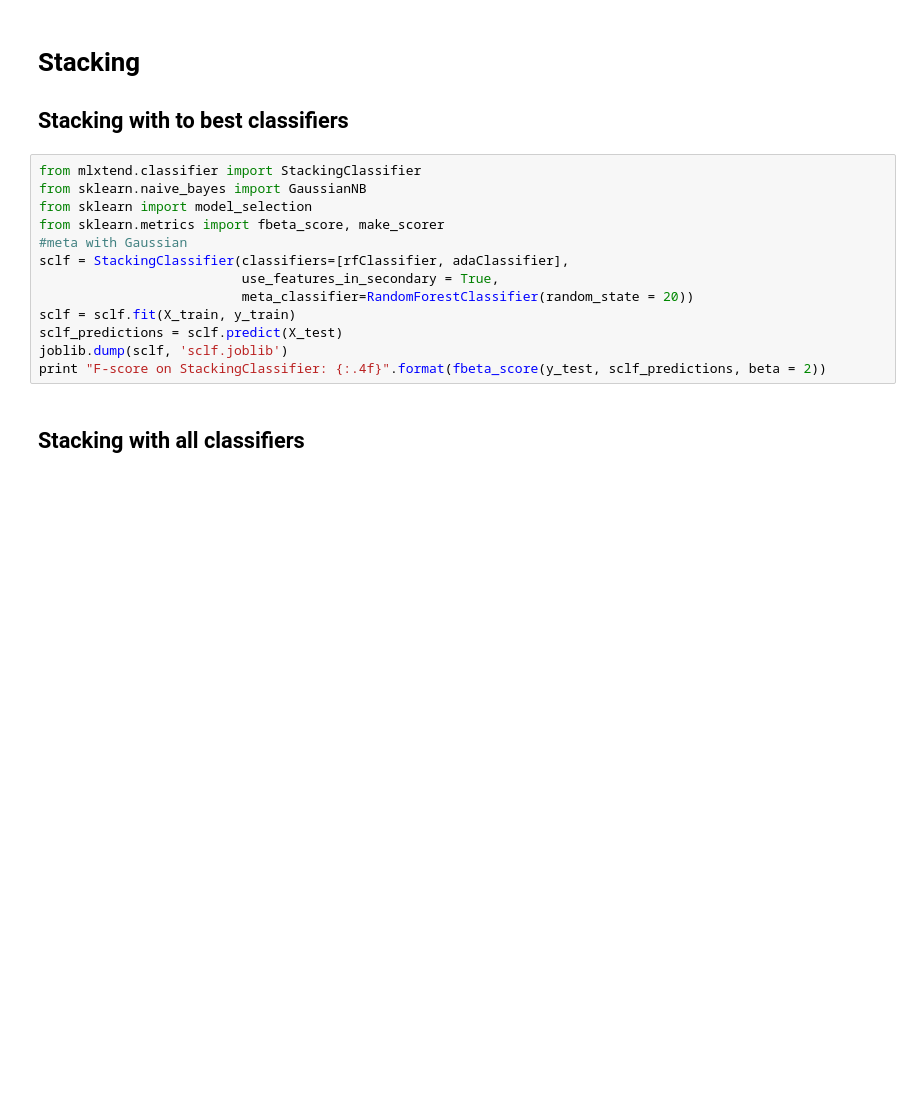
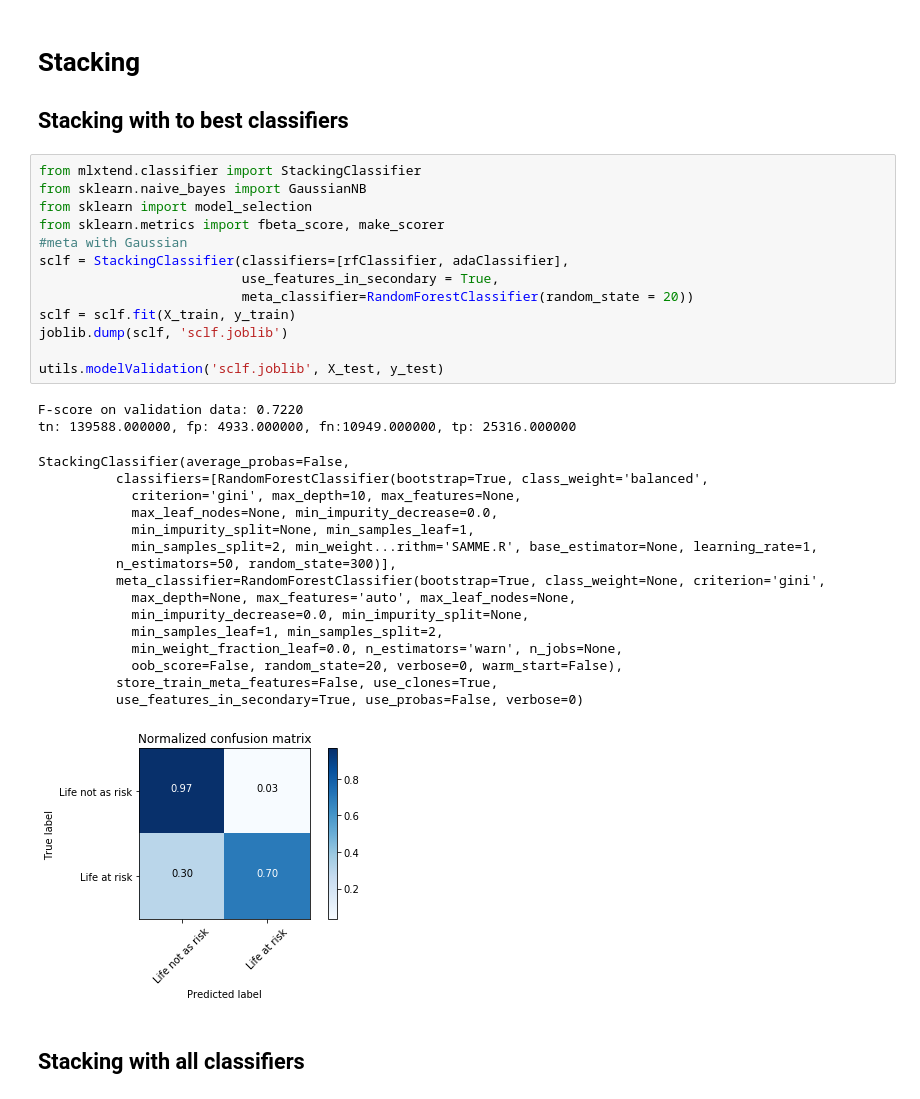
Before and after one commit to mrugeles/capstone-project, a Jupyter notebook: 5) Model Creation.ipynb, the cells around one changed output. Cells and saved outputs as stored; diff of their text form; blank space fills up the shorter version.

Commit message:
Re run validations

```diff
--- a/5) Model Creation.ipynb
+++ b/5) Model Creation.ipynb
@@ -123,16 +133,35 @@ joblib.dump(rfClassifier, 'adaClassifier.joblib')
 # %%
 from mlxtend.classifier import StackingClassifier
 from sklearn.naive_bayes import GaussianNB
 from sklearn import model_selection
 from sklearn.metrics import fbeta_score, make_scorer
 #meta with Gaussian
 sclf = StackingClassifier(classifiers=[rfClassifier, adaClassifier],
                           use_features_in_secondary = True,
                           meta_classifier=RandomForestClassifier(random_state = 20))
 sclf = sclf.fit(X_train, y_train)
-sclf_predictions = sclf.predict(X_test)
 joblib.dump(sclf, 'sclf.joblib')
-print "F-score on StackingClassifier: {:.4f}".format(fbeta_score(y_test, sclf_predictions, beta = 2))
+
+utils.modelValidation('sclf.joblib', X_test, y_test)
+# %% [output]
+F-score on validation data: 0.7220
+tn: 139588.000000, fp: 4933.000000, fn:10949.000000, tp: 25316.000000
+StackingClassifier(average_probas=False,
+          classifiers=[RandomForestClassifier(bootstrap=True, class_weight='balanced',
+            criterion='gini', max_depth=10, max_features=None,
+            max_leaf_nodes=None, min_impurity_decrease=0.0,
+            min_impurity_split=None, min_samples_leaf=1,
+            min_samples_split=2, min_weight...rithm='SAMME.R', base_estimator=None, learning_rate=1,
+          n_estimators=50, random_state=300)],
+          meta_classifier=RandomForestClassifier(bootstrap=True, class_weight=None, criterion='gini',
+            max_depth=None, max_features='auto', max_leaf_nodes=None,
+            min_impurity_decrease=0.0, min_impurity_split=None,
+            min_samples_leaf=1, min_samples_split=2,
+            min_weight_fraction_leaf=0.0, n_estimators='warn', n_jobs=None,
+            oob_score=False, random_state=20, verbose=0, warm_start=False),
+          store_train_meta_features=False, use_clones=True,
+          use_features_in_secondary=True, use_probas=False, verbose=0)
+[figure, added]
 # %% [markdown]
 ## Stacking with all classifiers
 # %%
```
Also changed, not shown: parts of 4 cells of this notebook, 3 other files.
